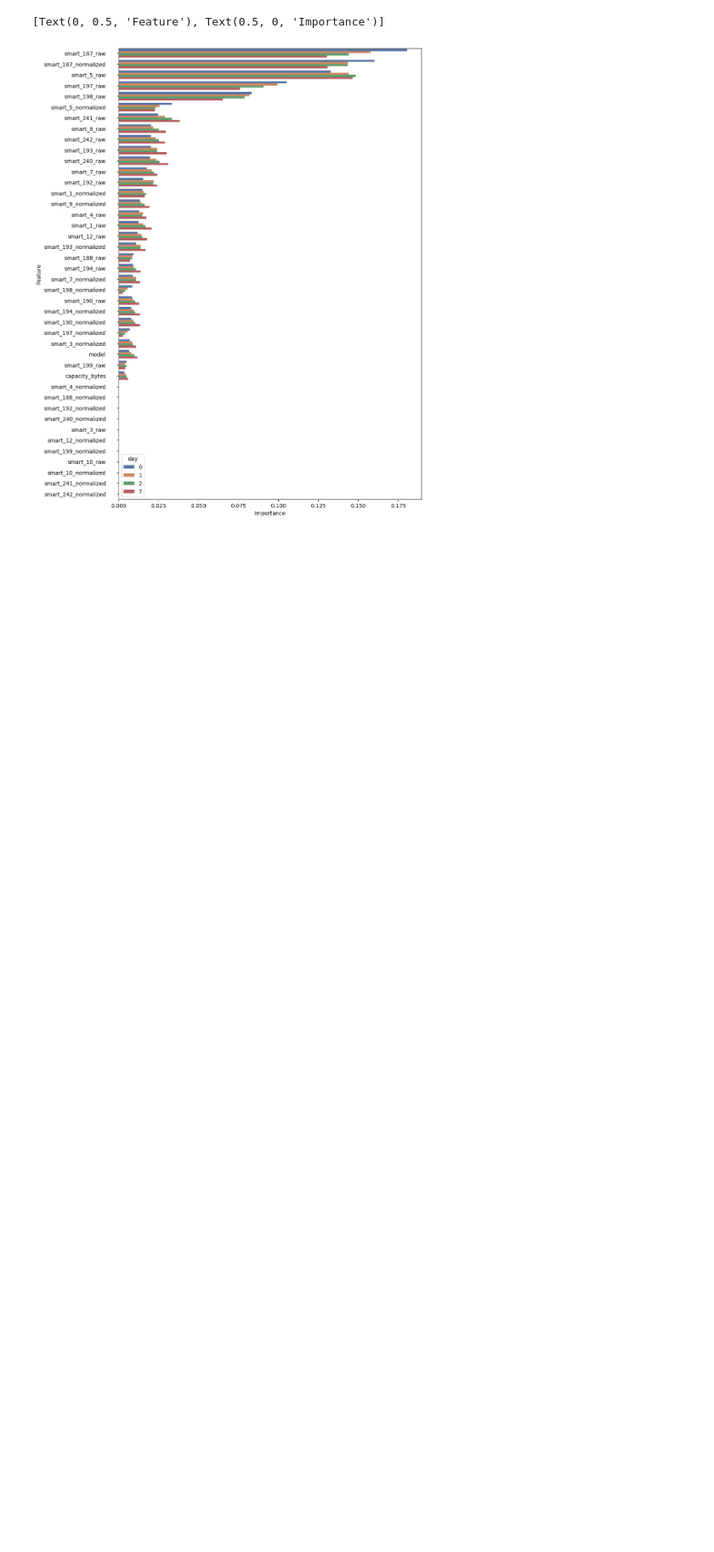
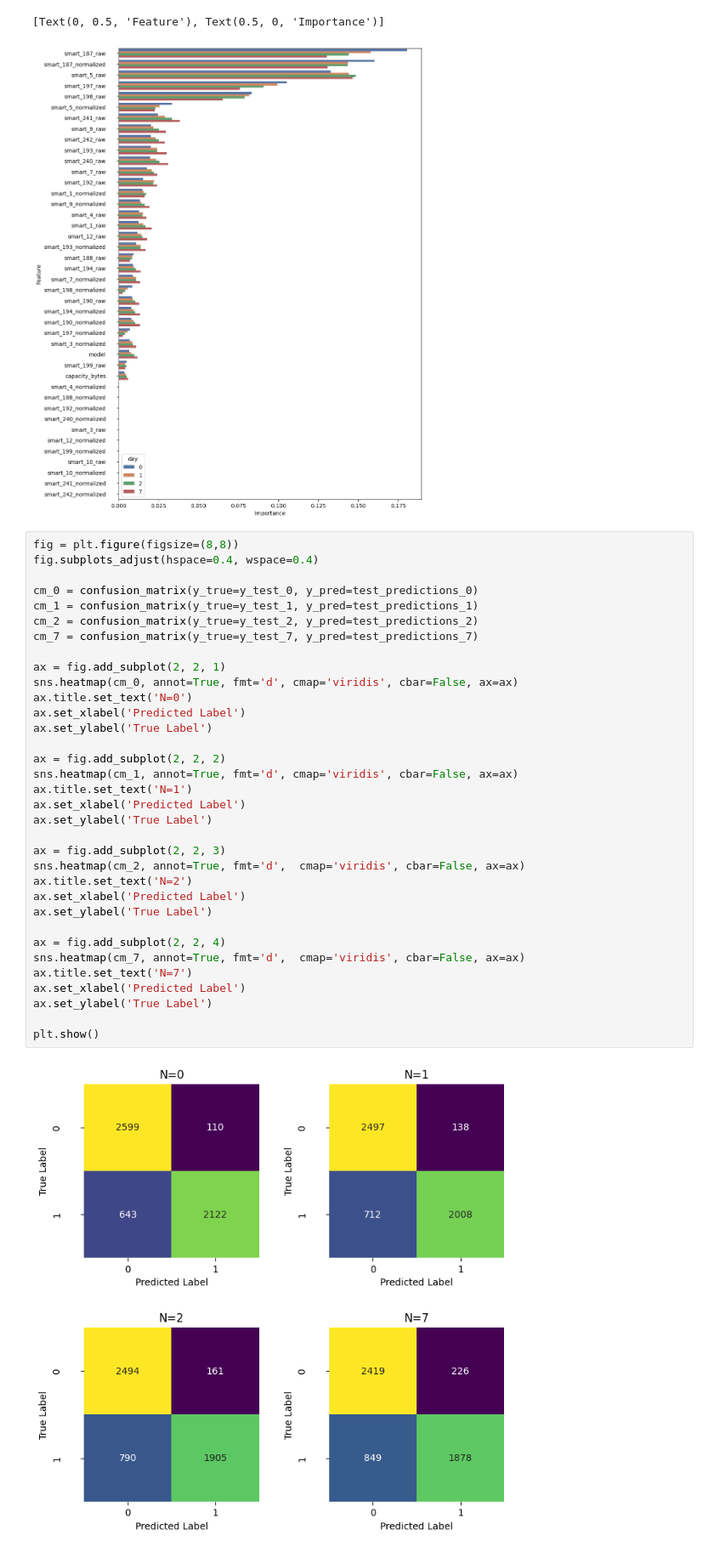
Before and after one commit to mclean-a/com748, a Jupyter notebook: src/machine_learning/random_forrest.ipynb, the cells around one changed output. Shown at 85% size. Cells and saved outputs as stored; diff of their text form; blank space fills up the shorter version.

Commit message:
cm plots for rf

```diff
--- a/src/machine_learning/random_forrest.ipynb
+++ b/src/machine_learning/random_forrest.ipynb
@@ -400,3 +400,39 @@ sns.barplot(data=wide_to_long, y='feature', x='day_minus', hue='day', palette='d
 # %% [output]
 [Text(0, 0.5, 'Feature'), Text(0.5, 0, 'Importance')]
 [figure]
+# %%
+fig = plt.figure(figsize=(8,8))
+fig.subplots_adjust(hspace=0.4, wspace=0.4)
+
+cm_0 = confusion_matrix(y_true=y_test_0, y_pred=test_predictions_0)
+cm_1 = confusion_matrix(y_true=y_test_1, y_pred=test_predictions_1)
+cm_2 = confusion_matrix(y_true=y_test_2, y_pred=test_predictions_2)
+cm_7 = confusion_matrix(y_true=y_test_7, y_pred=test_predictions_7)
+
+ax = fig.add_subplot(2, 2, 1)
+sns.heatmap(cm_0, annot=True, fmt='d', cmap='viridis', cbar=False, ax=ax)
+ax.title.set_text('N=0')
+ax.set_xlabel('Predicted Label')
+ax.set_ylabel('True Label')
+
+ax = fig.add_subplot(2, 2, 2)
+sns.heatmap(cm_1, annot=True, fmt='d', cmap='viridis', cbar=False, ax=ax)
+ax.title.set_text('N=1')
+ax.set_xlabel('Predicted Label')
+ax.set_ylabel('True Label')
+
+ax = fig.add_subplot(2, 2, 3)
+sns.heatmap(cm_2, annot=True, fmt='d',  cmap='viridis', cbar=False, ax=ax)
+ax.title.set_text('N=2')
+ax.set_xlabel('Predicted Label')
+ax.set_ylabel('True Label')
+
+ax = fig.add_subplot(2, 2, 4)
+sns.heatmap(cm_7, annot=True, fmt='d',  cmap='viridis', cbar=False, ax=ax)
+ax.title.set_text('N=7')
+ax.set_xlabel('Predicted Label')
+ax.set_ylabel('True Label')
+
+plt.show()
+# %% [output]
+[figure, added]
```
